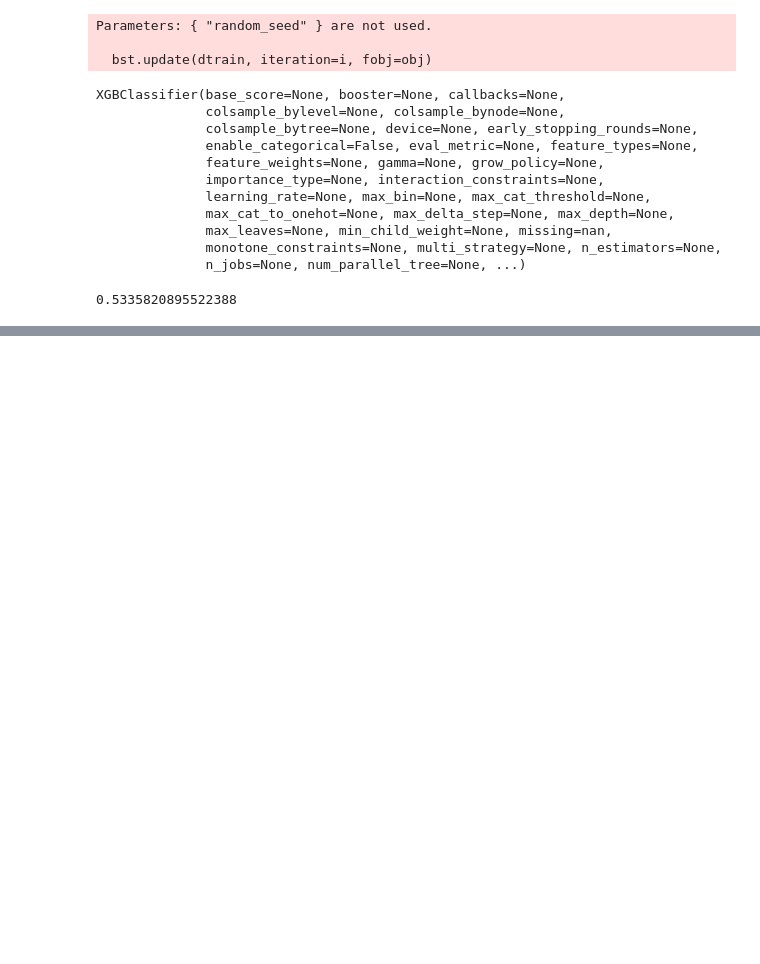
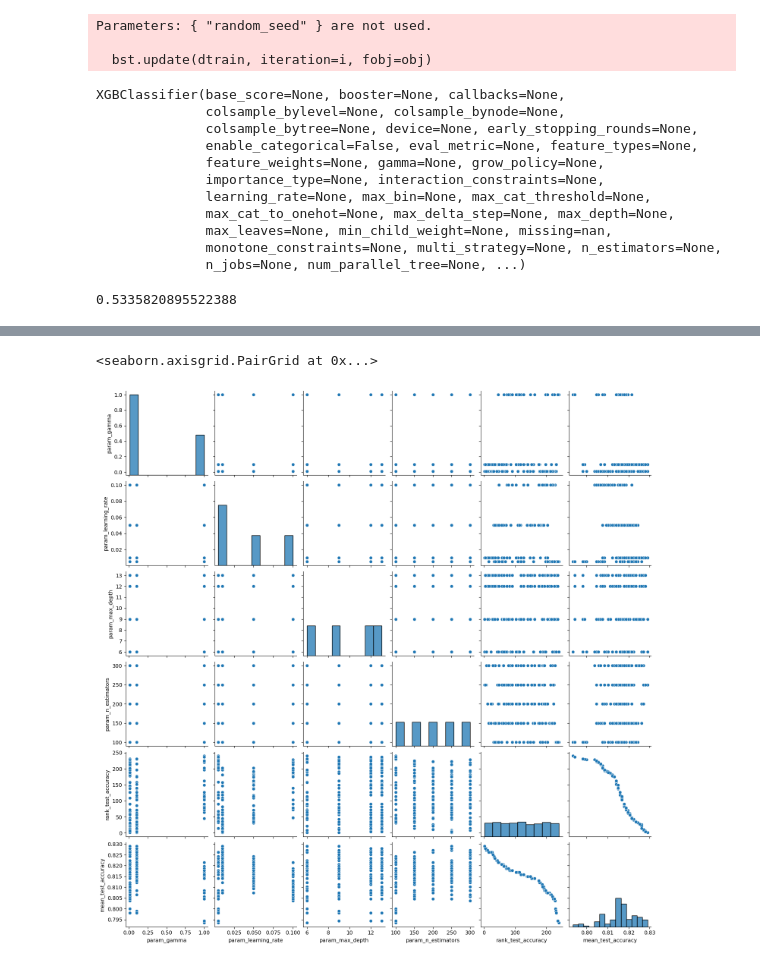
Before and after one commit to lewinskie254/eda, a Jupyter notebook: Regression.ipynb, the cells around one changed output, grey strips where cells are left out. Saved outputs shown, nothing was run; the diff lists cells and outputs as text; code cells hidden in the pictures; blank space fills up the shorter version.

Commit message:
XGBoost on steroids.

```diff
--- a/Regression.ipynb
+++ b/Regression.ipynb
@@ -244,3 +237,10 @@ search_space = {
+# %%
+search_space = {
+    'n_estimators': [i for i in range(200, 300, 10)],
+    'max_depth': [i for i in range(0, 20, 2)],
+    'gamma': list(np.logspace(0, 3, 10)),
+    'learning_rate': list(np.linspace(0.001, 1, 10))
+}
 # %%
 grid_search = GridSearchCV(XGBClassifier(), search_space, scoring=['accuracy', 'precision_weighted', 'recall_weighted'], cv=3, verbose=1, n_jobs=-1, refit='accuracy')
 # %%
@@ -257,0 +272,2 @@ print(grid_search.best_score_)
+# %%
+XGboost_scores= pd.DataFrame(grid_search.cv_results_)
@@ -257,0 +276,7 @@ print(grid_search.best_score_)
+# %%
+params = XGboost_scores[['param_gamma', 'param_learning_rate', 'param_max_depth', 'param_n_estimators', 'rank_test_accuracy', 'mean_test_accuracy']]
+# %%
+sns.pairplot(params)
+# %% [output]
+<seaborn.axisgrid.PairGrid at 0x...>
+[figure, added]
```
Also changed, not shown: parts of 6 cells of this notebook.
